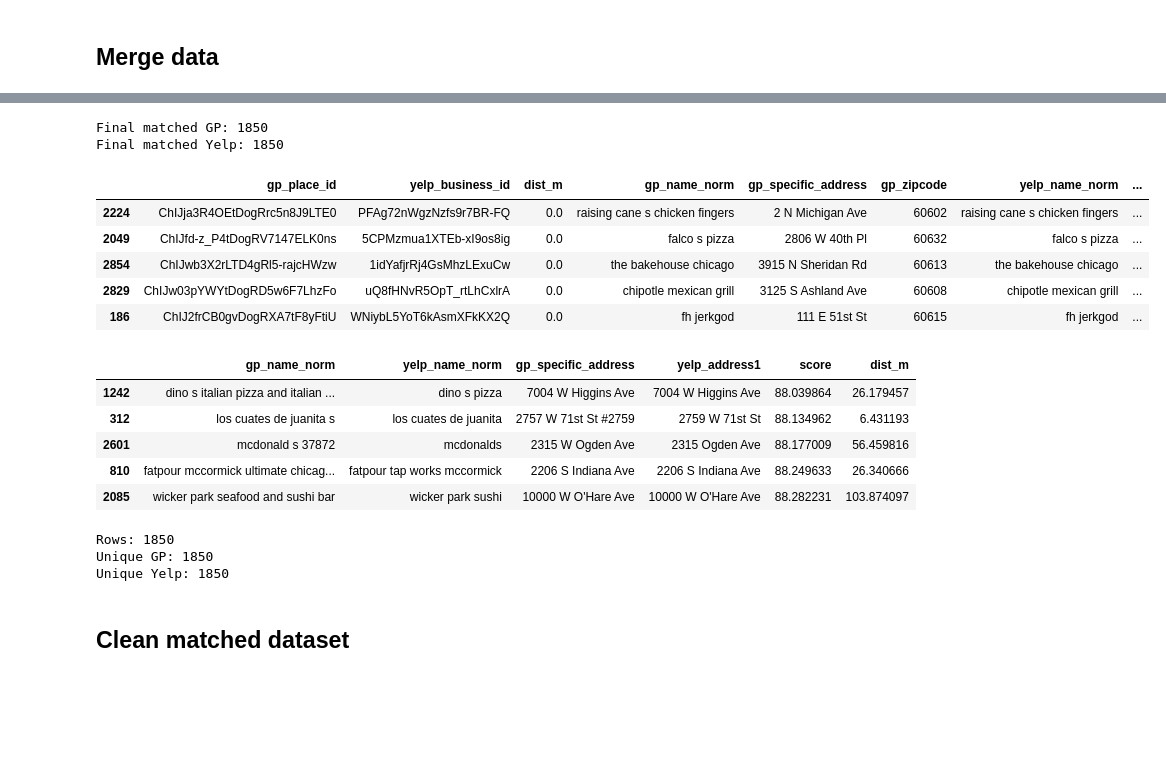
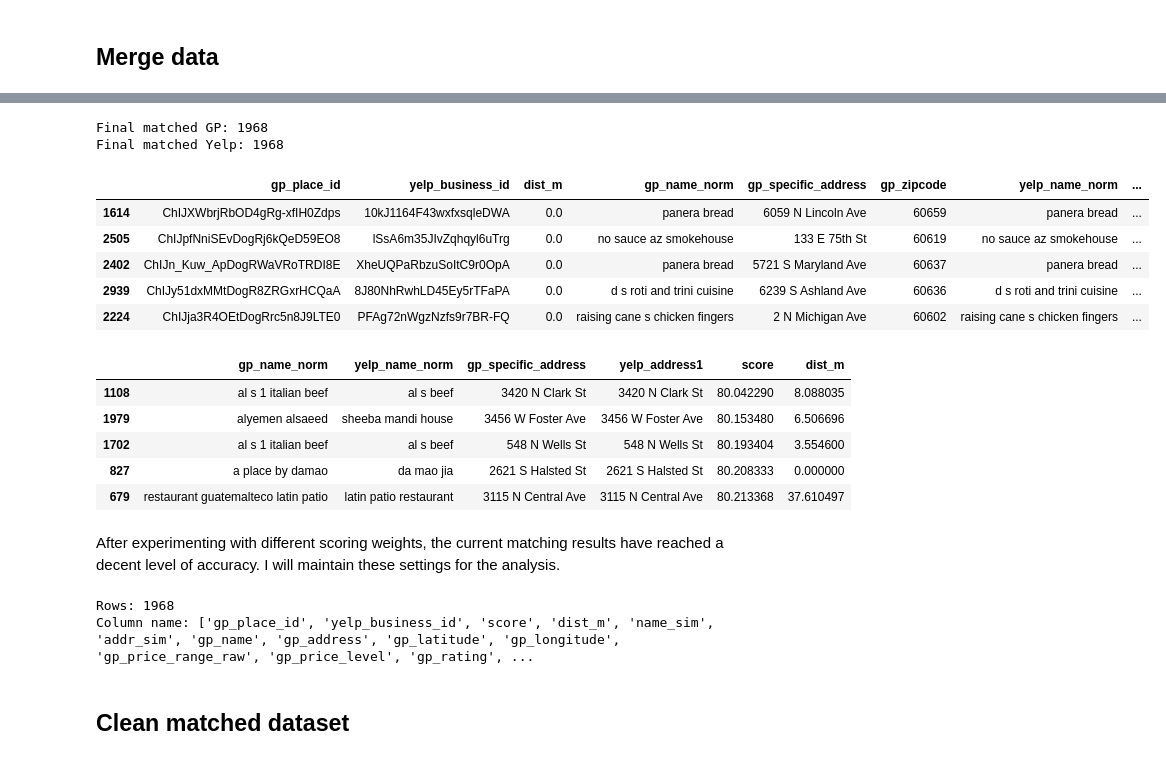
Before and after one commit to macs30112-winter26/final-project-geography-of-dining, a Jupyter notebook: code/data_merge.ipynb, the cells around one changed output, grey strips where cells are left out. Saved outputs shown, nothing was run; the diff lists cells and outputs as text; code cells hidden in the pictures; blank space fills up the shorter version.

```diff
--- a/code/data_merge.ipynb
+++ b/code/data_merge.ipynb
@@ -410,17 +408,12 @@ for i, (idxs, dists) in enumerate(zip(idx_lists, dist_lists)):
             if yelp_zip and yelp_zip != gp_zip:
                 continue
 
-        candidate_rows.append({
-            gp_id_col: current_gp_id,
-            yelp_id_col: yelp_row[yelp_id_col],
-            "dist_m": float(dist_rad * 6_371_000),
-        })
+        candidate_rows.append({gp_id_col: current_gp_id, yelp_id_col: yelp_row[yelp_id_col],"dist_m": float(dist_rad * 6_371_000),})
 
 candidates = pd.DataFrame(candidate_rows)
 
 print("blocking candidates rows:", len(candidates))
 print("gp with >=1 candidate:", candidates[gp_id_col].nunique())
-candidates.head()
 # %% [output]
 blocking candidates rows: 15020
 gp with >=1 candidate: 3021
@@ -433,80 +420,72 @@ gp with >=1 candidate: 3021
 # %%
-cand = candidates.merge(
-    gp[["gp_place_id", "gp_name_norm", "gp_specific_address", "gp_zipcode"]],
-    on="gp_place_id",
-    how="left"
-).merge(
-    yelp[["yelp_business_id", "yelp_name_norm", "yelp_address1", "yelp_zip_code"]],
-    on="yelp_business_id",
-    how="left"
-)
+cand = candidates.merge(gp[["gp_place_id", "gp_name_norm", "gp_specific_address", "gp_zipcode"]],on="gp_place_id",how="left"
+).merge(yelp[["yelp_business_id", "yelp_name_norm", "yelp_address1", "yelp_zip_code"]],on="yelp_business_id",how="left")
 
 # set similarity
 def jw_100(a, b):
     a = "" if pd.isna(a) else str(a)
     b = "" if pd.isna(b) else str(b)
     return 100 * jellyfish.jaro_winkler_similarity(a, b)
 
 def lev_sim_100(a, b):
     a = "" if pd.isna(a) else str(a)
     b = "" if pd.isna(b) else str(b)
     if len(a) == 0 and len(b) == 0:
         return 100.0
     d = jellyfish.levenshtein_distance(a, b)
     return 100 * (1 - d / max(len(a), len(b)))
 
 cand["name_sim"] = cand.apply(lambda r: jw_100(r["gp_name_norm"], r["yelp_name_norm"]), axis=1)
 cand["addr_sim"] = cand.apply(lambda r: lev_sim_100(r["gp_specific_address"], r["yelp_address1"]), axis=1)
 
 # cal distance score
-MAX_DIST_M = 200
+MAX_DIST_M = 300 # match only if is within 300 meters
 cand["dist_score"] = 100 * (1 - (cand["dist_m"] / MAX_DIST_M)).clip(lower=0, upper=1)
 
-# cal overall match score
-cand["score"] = 0.60 * cand["name_sim"] + 0.30 * cand["addr_sim"] + 0.10 * cand["dist_score"]
+# cal overall match score; manually define the rules
+cand["score"] = 0.5 * cand["name_sim"] + 0.4 * cand["addr_sim"] + 0.10 * cand["dist_score"]
 
 # pick best matched Yelp for each GP
-best = (
-    cand.sort_values(["gp_place_id", "score", "dist_m"], ascending=[True, False, True])
-        .groupby("gp_place_id", as_index=False)
-        .first()
-)
+best = (cand.sort_values(["gp_place_id", "score", "dist_m"], ascending=[True, False, True]).groupby("gp_place_id", as_index=False).first())
 
 # apply threshold
-final_match = best[(best["score"] >= 88) & (best["dist_m"] <= MAX_DIST_M)].copy()
+final_match = best[(best["score"] >= 80) & (best["dist_m"] <= MAX_DIST_M)].copy()
 final_match = (final_match.sort_values("score", ascending=False).drop_duplicates(subset="yelp_business_id"))
 
 print("Final matched GP:", final_match["gp_place_id"].nunique())
 print("Final matched Yelp:", final_match["yelp_business_id"].nunique())
 final_match.head()
 # %% [output]
-Final matched GP: 1850
-Final matched Yelp: 1850
+Final matched GP: 1968
+Final matched Yelp: 1968
 |  | gp_place_id | yelp_business_id | dist_m | gp_name_norm | gp_specific_address | gp_zipcode | yelp_name_norm | ... |
+| 1614 | ChIJXWbrjRbOD4gRg-xfIH0Zdps | 10kJ1164F43wxfxsqleDWA | 0.0 | panera bread | 6059 N Lincoln Ave | 60659 | panera bread | ... |
+| 2505 | ChIJpfNniSEvDogRj6kQeD59EO8 | lSsA6m35JIvZqhqyl6uTrg | 0.0 | no sauce az smokehouse | 133 E 75th St | 60619 | no sauce az smokehouse | ... |
+| 2402 | ChIJn_Kuw_ApDogRWaVRoTRDI8E | XheUQPaRbzuSoItC9r0OpA | 0.0 | panera bread | 5721 S Maryland Ave | 60637 | panera bread | ... |
+| 2939 | ChIJy51dxMMtDogR8ZRGxrHCQaA | 8J80NhRwhLD45Ey5rTFaPA | 0.0 | d s roti and trini cuisine | 6239 S Ashland Ave | 60636 | d s roti and trini cuisine | ... |
 | 2224 | ChIJja3R4OEtDogRrc5n8J9LTE0 | PFAg72nWgzNzfs9r7BR-FQ | 0.0 | raising cane s chicken fingers | 2 N Michigan Ave | 60602 | raising cane s chicken fingers | ... |
-| 2049 | ChIJfd-z_P4tDogRV7147ELK0ns | 5CPMzmua1XTEb-xI9os8ig | 0.0 | falco s pizza | 2806 W 40th Pl | 60632 | falco s pizza | ... |
-| 2854 | ChIJwb3X2rLTD4gRl5-rajcHWzw | 1idYafjrRj4GsMhzLExuCw | 0.0 | the bakehouse chicago | 3915 N Sheridan Rd | 60613 | the bakehouse chicago | ... |
-| 2829 | ChIJw03pYWYtDogRD5w6F7LhzFo | uQ8fHNvR5OpT_rtLhCxlrA | 0.0 | chipotle mexican grill | 3125 S Ashland Ave | 60608 | chipotle mexican grill | ... |
-| 186 | ChIJ2frCB0gvDogRXA7tF8yFtiU | WNiybL5YoT6kAsmXFkKX2Q | 0.0 | fh jerkgod | 111 E 51st St | 60615 | fh jerkgod | ... |
 # %%
 # check matches with lowest score, which seems fine
 final_match.sort_values("score", ascending=True).head(5)[["gp_name_norm", "yelp_name_norm", "gp_specific_address", "yelp_address1", "score", "dist_m"]]
 # %% [output]
 |  | gp_name_norm | yelp_name_norm | gp_specific_address | yelp_address1 | score | dist_m |
-| 1242 | dino s italian pizza and italian ... | dino s pizza | 7004 W Higgins Ave | 7004 W Higgins Ave | 88.039864 | 26.179457 |
-| 312 | los cuates de juanita s | los cuates de juanita | 2757 W 71st St #2759 | 2759 W 71st St | 88.134962 | 6.431193 |
-| 2601 | mcdonald s 37872 | mcdonalds | 2315 W Ogden Ave | 2315 Ogden Ave | 88.177009 | 56.459816 |
-| 810 | fatpour mccormick ultimate chicag... | fatpour tap works mccormick | 2206 S Indiana Ave | 2206 S Indiana Ave | 88.249633 | 26.340666 |
-| 2085 | wicker park seafood and sushi bar | wicker park sushi | 10000 W O'Hare Ave | 10000 W O'Hare Ave | 88.282231 | 103.874097 |
+| 1108 | al s 1 italian beef | al s beef | 3420 N Clark St | 3420 N Clark St | 80.042290 | 8.088035 |
+| 1979 | alyemen alsaeed | sheeba mandi house | 3456 W Foster Ave | 3456 W Foster Ave | 80.153480 | 6.506696 |
+| 1702 | al s 1 italian beef | al s beef | 548 N Wells St | 548 N Wells St | 80.193404 | 3.554600 |
+| 827 | a place by damao | da mao jia | 2621 S Halsted St | 2621 S Halsted St | 80.208333 | 0.000000 |
+| 679 | restaurant guatemalteco latin patio | latin patio restaurant | 3115 N Central Ave | 3115 N Central Ave | 80.213368 | 37.610497 |
-# %%
-# Merge full GP + full Yelp info onto final_match
-matched_all = (final_match.merge(gp, on="gp_place_id", how="left").merge(yelp, on="yelp_business_id", how="left"))
-
-print("Rows:", len(matched_all))
-print("Unique GP:", matched_all["gp_place_id"].nunique())
-print("Unique Yelp:", matched_all["yelp_business_id"].nunique())
-# %% [output]
-Rows: 1850
-Unique GP: 1850
-Unique Yelp: 1850
+# %% [markdown]
+After experimenting with different scoring weights, the current matching results have reached a decent level of accuracy. I will maintain these settings for the analysis.
+# %%
+# merge full GP + full Yelp info onto final_match, avoid duplications
+cols_to_keep = ['gp_place_id', 'yelp_business_id', 'score', 'dist_m', 'name_sim', 'addr_sim']
+final_match_ids = final_match[cols_to_keep]
+
+matched_all = (final_match_ids.merge(gp, on="gp_place_id", how="left").merge(yelp, on="yelp_business_id", how="left"))
+
+print(f"Rows: {len(matched_all)}")
+print(f"Column name: {matched_all.columns.tolist()}")
+# %% [output]
+Rows: 1968
+Column name: ['gp_place_id', 'yelp_business_id', 'score', 'dist_m', 'name_sim', 'addr_sim', 'gp_name', 'gp_address', 'gp_latitude', 'gp_longitude', 'gp_price_range_raw', 'gp_price_level', 'gp_rating', ...
 # %%
```
Also changed, not shown: parts of 12 cells of this notebook, 10 other files.
